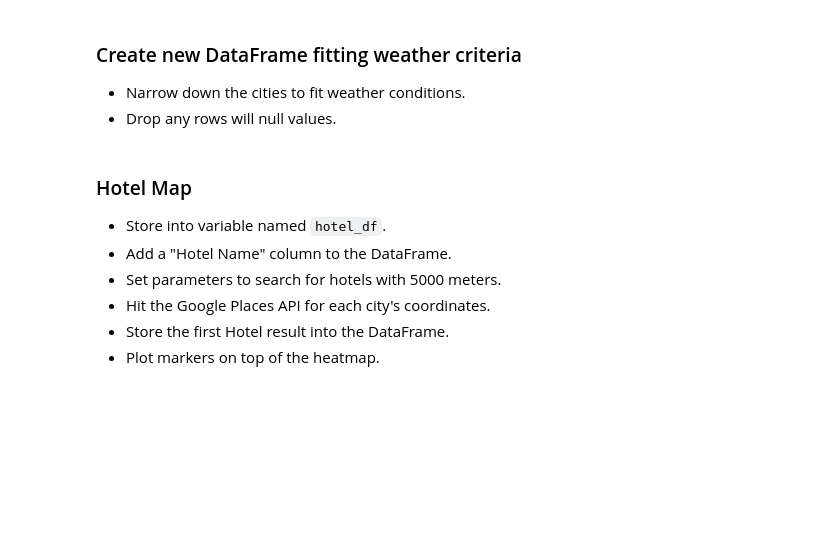
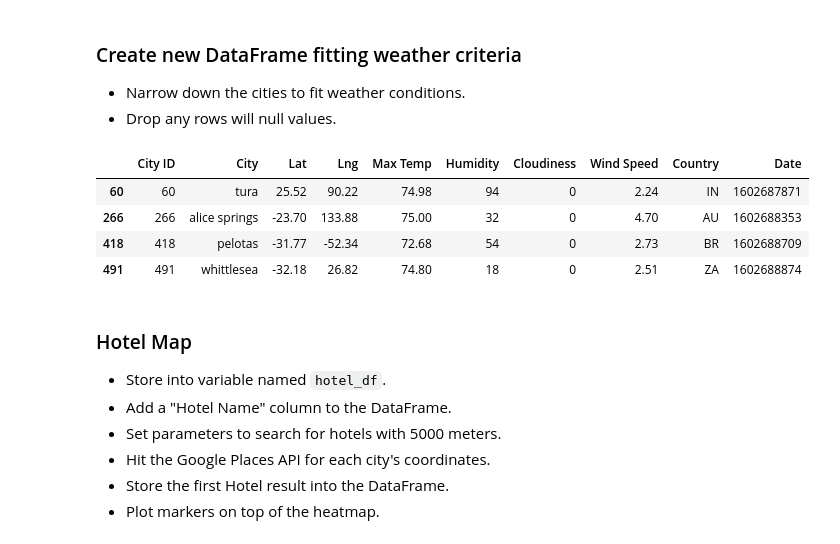
Before and after one commit to deepavadakan/python-api-challenge, a Jupyter notebook: VacationPy/VacationPy.ipynb, the cells around one changed output. Saved outputs shown, nothing was run; the diff lists cells and outputs as text; code cells hidden in the pictures; blank space fills up the shorter version.

Commit message:
working on VacationPy

```diff
--- a/VacationPy/VacationPy.ipynb
+++ b/VacationPy/VacationPy.ipynb
@@ -39,6 +70,28 @@ cities_df.head()
 ### Create new DataFrame fitting weather criteria
 * Narrow down the cities to fit weather conditions.
 * Drop any rows will null values.
+# %%
+# ideal weather conditions
+ideal_max_temp = 80
+ideal_min_temp = 70
+ideal_wind_speed = 5
+ideal_cloud = 0
+
+# create dataframe to satisfy ideal weather conditions
+vacation_df = cities_df.loc[(cities_df['Max Temp'] >= ideal_min_temp) &
+                           (cities_df['Max Temp'] < ideal_max_temp) &
+                           (cities_df['Wind Speed'] <= ideal_wind_speed) &
+                           (cities_df['Cloudiness'] <= ideal_cloud)]
+
+#drop any rows will null values
+vacation_df.dropna()
+vacation_df
+# %% [output]
+|  | City ID | City | Lat | Lng | Max Temp | Humidity | Cloudiness | Wind Speed | Country | Date |
+| 60 | 60 | tura | 25.52 | 90.22 | 74.98 | 94 | 0 | 2.24 | IN | 1602687871 |
+| 266 | 266 | alice springs | -23.70 | 133.88 | 75.00 | 32 | 0 | 4.70 | AU | 1602688353 |
+| 418 | 418 | pelotas | -31.77 | -52.34 | 72.68 | 54 | 0 | 2.73 | BR | 1602688709 |
+| 491 | 491 | whittlesea | -32.18 | 26.82 | 74.80 | 18 | 0 | 2.51 | ZA | 1602688874 |
 # %% [markdown]
 ### Hotel Map
 * Store into variable named `hotel_df`.
```
Also changed, not shown: parts of 6 cells of this notebook.
